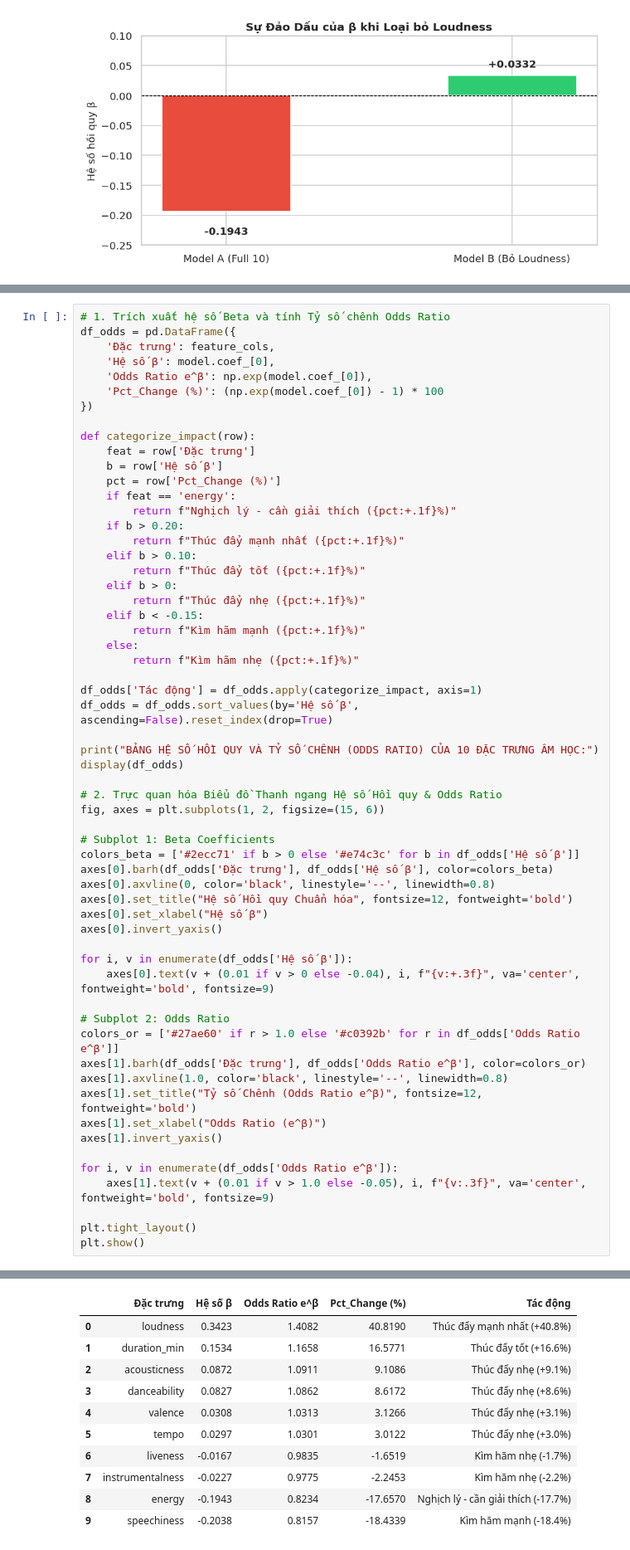
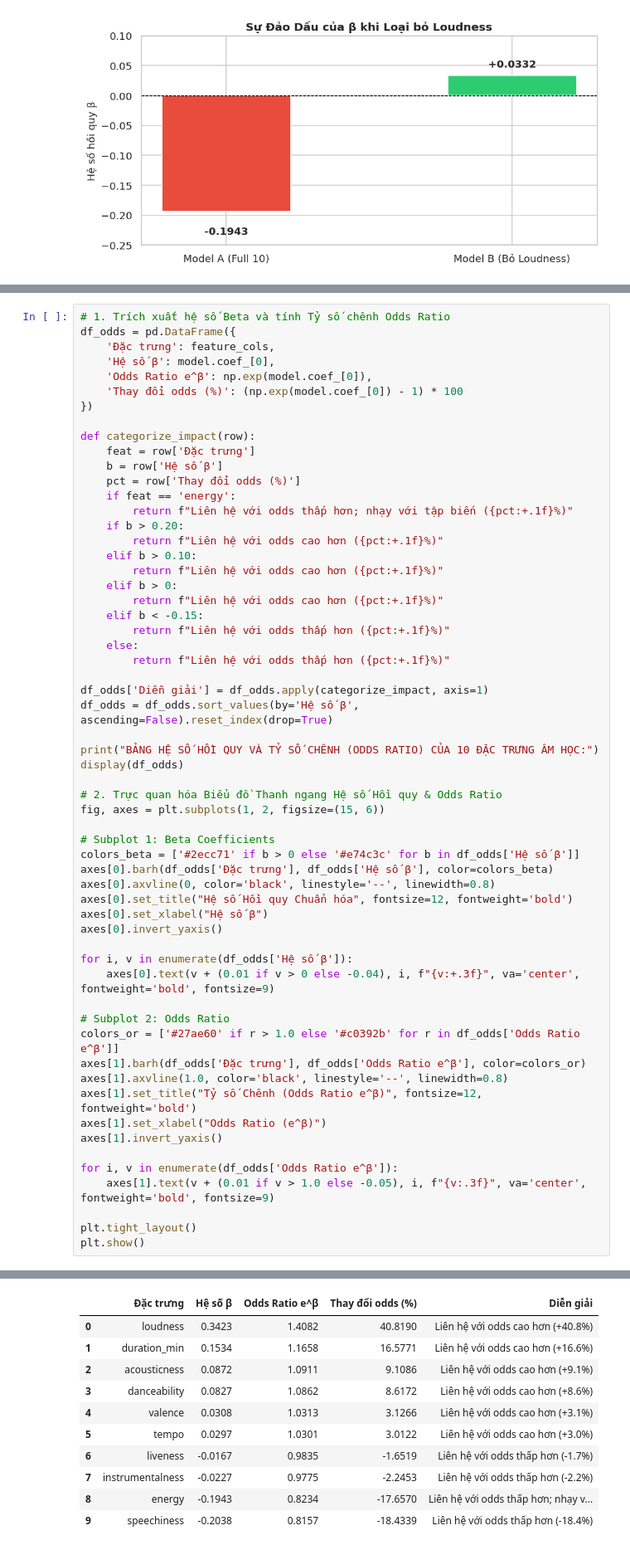
Before and after one commit to lyhiahan/Spotify_Audio_Trends_Analytics, a Jupyter notebook: notebooks/03_model.ipynb, the cells around one changed output, grey strips where cells are left out. Shown at 83% size. Cells and saved outputs as stored; diff of their text form.

```diff
--- a/notebooks/03_model.ipynb
+++ b/notebooks/03_model.ipynb
@@ -532,27 +593,27 @@ df_odds = pd.DataFrame({
     'Đặc trưng': feature_cols,
     'Hệ số β': model.coef_[0],
     'Odds Ratio e^β': np.exp(model.coef_[0]),
-    'Pct_Change (%)': (np.exp(model.coef_[0]) - 1) * 100
+    'Thay đổi odds (%)': (np.exp(model.coef_[0]) - 1) * 100
 })
 
 def categorize_impact(row):
     feat = row['Đặc trưng']
     b = row['Hệ số β']
-    pct = row['Pct_Change (%)']
+    pct = row['Thay đổi odds (%)']
     if feat == 'energy':
-        return f"Nghịch lý - cần giải thích ({pct:+.1f}%)"
+        return f"Liên hệ với odds thấp hơn; nhạy với tập biến ({pct:+.1f}%)"
     if b > 0.20:
-        return f"Thúc đẩy mạnh nhất ({pct:+.1f}%)"
+        return f"Liên hệ với odds cao hơn ({pct:+.1f}%)"
     elif b > 0.10:
-        return f"Thúc đẩy tốt ({pct:+.1f}%)"
+        return f"Liên hệ với odds cao hơn ({pct:+.1f}%)"
     elif b > 0:
-        return f"Thúc đẩy nhẹ ({pct:+.1f}%)"
+        return f"Liên hệ với odds cao hơn ({pct:+.1f}%)"
     elif b < -0.15:
-        return f"Kìm hãm mạnh ({pct:+.1f}%)"
+        return f"Liên hệ với odds thấp hơn ({pct:+.1f}%)"
     else:
-        return f"Kìm hãm nhẹ ({pct:+.1f}%)"
+        return f"Liên hệ với odds thấp hơn ({pct:+.1f}%)"
 
-df_odds['Tác động'] = df_odds.apply(categorize_impact, axis=1)
+df_odds['Diễn giải'] = df_odds.apply(categorize_impact, axis=1)
 df_odds = df_odds.sort_values(by='Hệ số β', ascending=False).reset_index(drop=True)
 
 print("BẢNG HỆ SỐ HỒI QUY VÀ TỶ SỐ CHÊNH (ODDS RATIO) CỦA 10 ĐẶC TRƯNG ÂM HỌC:")
@@ -560,43 +621,43 @@ display(df_odds)
 
 # 2. Trực quan hóa Biểu đồ Thanh ngang Hệ số Hồi quy & Odds Ratio
 fig, axes = plt.subplots(1, 2, figsize=(15, 6))
 
 # Subplot 1: Beta Coefficients
 colors_beta = ['#2ecc71' if b > 0 else '#e74c3c' for b in df_odds['Hệ số β']]
 axes[0].barh(df_odds['Đặc trưng'], df_odds['Hệ số β'], color=colors_beta)
 axes[0].axvline(0, color='black', linestyle='--', linewidth=0.8)
 axes[0].set_title("Hệ số Hồi quy Chuẩn hóa", fontsize=12, fontweight='bold')
 axes[0].set_xlabel("Hệ số β")
 axes[0].invert_yaxis()
 
 for i, v in enumerate(df_odds['Hệ số β']):
     axes[0].text(v + (0.01 if v > 0 else -0.04), i, f"{v:+.3f}", va='center', fontweight='bold', fontsize=9)
 
 # Subplot 2: Odds Ratio
 colors_or = ['#27ae60' if r > 1.0 else '#c0392b' for r in df_odds['Odds Ratio e^β']]
 axes[1].barh(df_odds['Đặc trưng'], df_odds['Odds Ratio e^β'], color=colors_or)
 axes[1].axvline(1.0, color='black', linestyle='--', linewidth=0.8)
 axes[1].set_title("Tỷ số Chênh (Odds Ratio e^β)", fontsize=12, fontweight='bold')
 axes[1].set_xlabel("Odds Ratio (e^β)")
 axes[1].invert_yaxis()
 
 for i, v in enumerate(df_odds['Odds Ratio e^β']):
     axes[1].text(v + (0.01 if v > 1.0 else -0.05), i, f"{v:.3f}", va='center', fontweight='bold', fontsize=9)
 
 plt.tight_layout()
 plt.show()
 # %% [output]
 BẢNG HỆ SỐ HỒI QUY VÀ TỶ SỐ CHÊNH (ODDS RATIO) CỦA 10 ĐẶC TRƯNG ÂM HỌC:
-|  | Đặc trưng | Hệ số β | Odds Ratio e^β | Pct_Change (%) | Tác động |
-| 0 | loudness | 0.3423 | 1.4082 | 40.8190 | Thúc đẩy mạnh nhất (+40.8%) |
-| 1 | duration_min | 0.1534 | 1.1658 | 16.5771 | Thúc đẩy tốt (+16.6%) |
-| 2 | acousticness | 0.0872 | 1.0911 | 9.1086 | Thúc đẩy nhẹ (+9.1%) |
-| 3 | danceability | 0.0827 | 1.0862 | 8.6172 | Thúc đẩy nhẹ (+8.6%) |
-| 4 | valence | 0.0308 | 1.0313 | 3.1266 | Thúc đẩy nhẹ (+3.1%) |
-| 5 | tempo | 0.0297 | 1.0301 | 3.0122 | Thúc đẩy nhẹ (+3.0%) |
-| 6 | liveness | -0.0167 | 0.9835 | -1.6519 | Kìm hãm nhẹ (-1.7%) |
-| 7 | instrumentalness | -0.0227 | 0.9775 | -2.2453 | Kìm hãm nhẹ (-2.2%) |
-| 8 | energy | -0.1943 | 0.8234 | -17.6570 | Nghịch lý - cần giải thích (-17.7%) |
-| 9 | speechiness | -0.2038 | 0.8157 | -18.4339 | Kìm hãm mạnh (-18.4%) |
+|  | Đặc trưng | Hệ số β | Odds Ratio e^β | Thay đổi odds (%) | Diễn giải |
+| 0 | loudness | 0.3423 | 1.4082 | 40.8190 | Liên hệ với odds cao hơn (+40.8%) |
+| 1 | duration_min | 0.1534 | 1.1658 | 16.5771 | Liên hệ với odds cao hơn (+16.6%) |
+| 2 | acousticness | 0.0872 | 1.0911 | 9.1086 | Liên hệ với odds cao hơn (+9.1%) |
+| 3 | danceability | 0.0827 | 1.0862 | 8.6172 | Liên hệ với odds cao hơn (+8.6%) |
+| 4 | valence | 0.0308 | 1.0313 | 3.1266 | Liên hệ với odds cao hơn (+3.1%) |
+| 5 | tempo | 0.0297 | 1.0301 | 3.0122 | Liên hệ với odds cao hơn (+3.0%) |
+| 6 | liveness | -0.0167 | 0.9835 | -1.6519 | Liên hệ với odds thấp hơn (-1.7%) |
+| 7 | instrumentalness | -0.0227 | 0.9775 | -2.2453 | Liên hệ với odds thấp hơn (-2.2%) |
+| 8 | energy | -0.1943 | 0.8234 | -17.6570 | Liên hệ với odds thấp hơn; nhạy v... |
+| 9 | speechiness | -0.2038 | 0.8157 | -18.4339 | Liên hệ với odds thấp hơn (-18.4%) |
 [figure]
 # %% [markdown]
```
Also changed, not shown: parts of 25 cells of this notebook.
